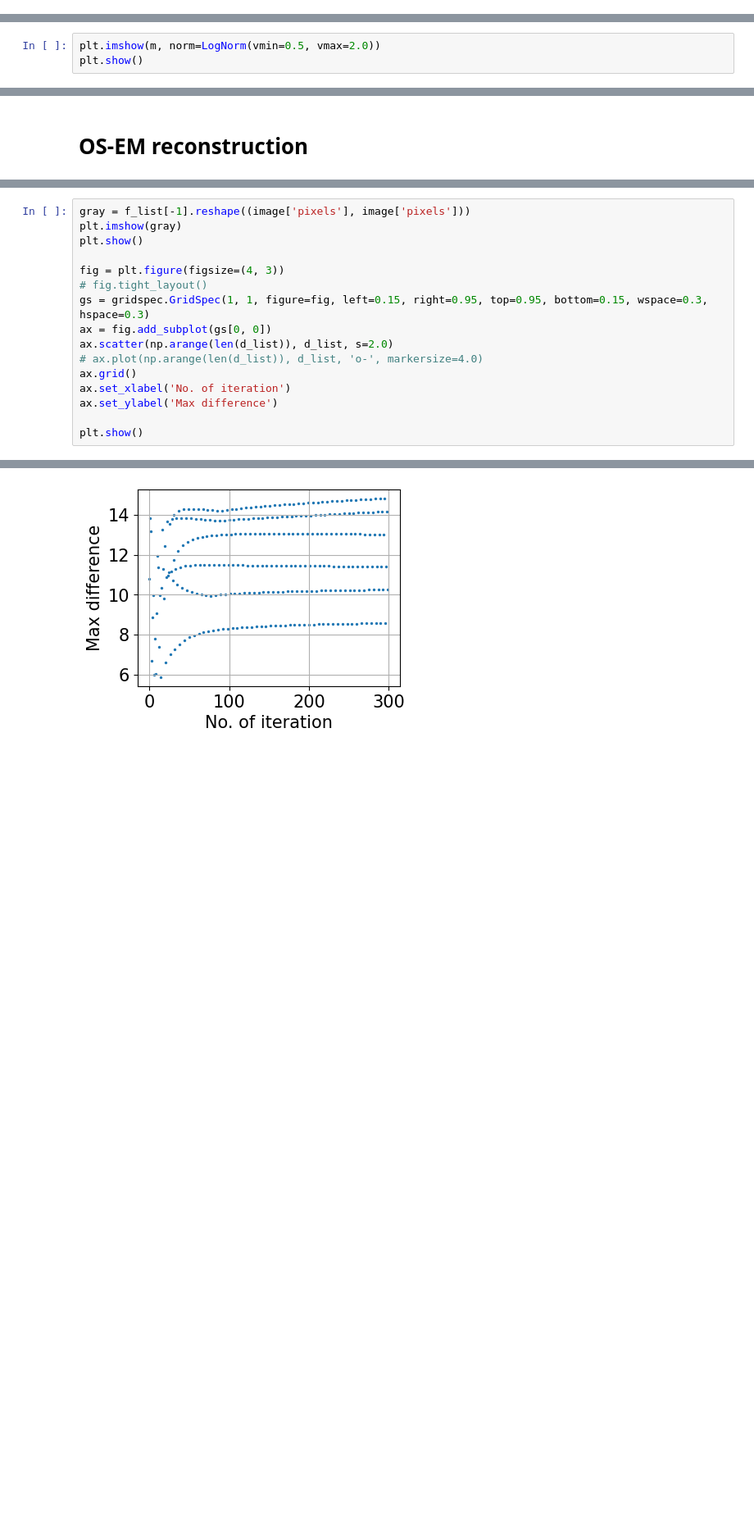
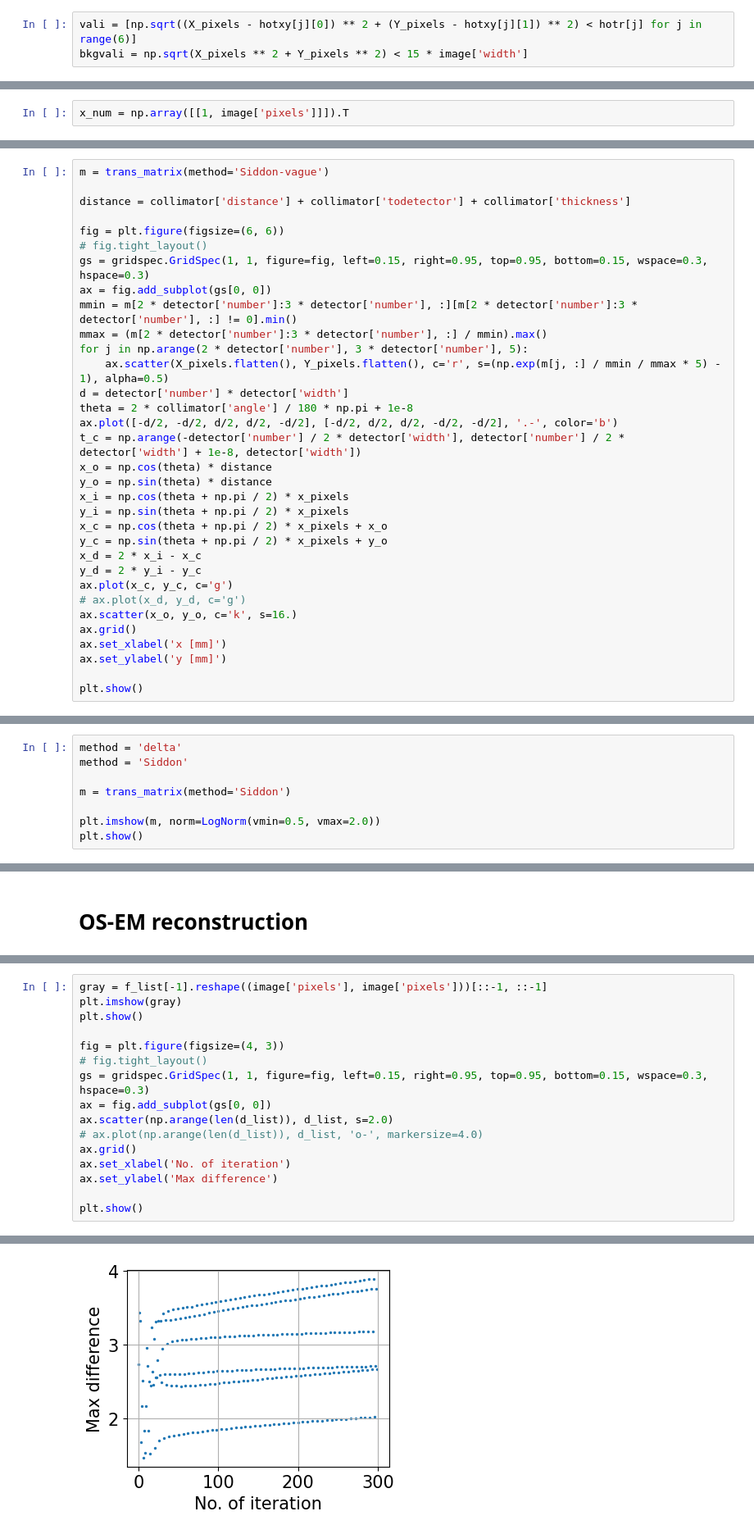
Before and after one commit to dachengx/MedPhys-recon, a Jupyter notebook: spect.ipynb, the cells around one changed output, grey strips where cells are left out. Shown at 82% size. Drawn from its saved outputs; the diff is of its cells as text; blank space fills up the shorter version.

Commit message:
Add Siddon method for SPECT and calculate CRC&CNR

```diff
--- a/spect.ipynb
+++ b/spect.ipynb
@@ -25,2 +36,7 @@ X_pixels, Y_pixels = np.meshgrid(x_pixels, x_pixels)
+# %%
+vali = [np.sqrt((X_pixels - hotxy[j][0]) ** 2 + (Y_pixels - hotxy[j][1]) ** 2) < hotr[j] for j in range(6)]
+bkgvali = np.sqrt(X_pixels ** 2 + Y_pixels ** 2) < 15 * image['width']
 # %% [markdown]
 # Transformation matrix
+# %%
+x_num = np.array([[1, image['pixels']]]).T
@@ -50,0 +177,33 @@ m = trans_matrix()
+# %%
+m = trans_matrix(method='Siddon-vague')
+
+distance = collimator['distance'] + collimator['todetector'] + collimator['thickness']
+
+fig = plt.figure(figsize=(6, 6))
+# fig.tight_layout()
+gs = gridspec.GridSpec(1, 1, figure=fig, left=0.15, right=0.95, top=0.95, bottom=0.15, wspace=0.3, hspace=0.3)
+ax = fig.add_subplot(gs[0, 0])
+mmin = m[2 * detector['number']:3 * detector['number'], :][m[2 * detector['number']:3 * detector['number'], :] != 0].min()
+mmax = (m[2 * detector['number']:3 * detector['number'], :] / mmin).max()
+for j in np.arange(2 * detector['number'], 3 * detector['number'], 5):
+    ax.scatter(X_pixels.flatten(), Y_pixels.flatten(), c='r', s=(np.exp(m[j, :] / mmin / mmax * 5) - 1), alpha=0.5)
+d = detector['number'] * detector['width']
+theta = 2 * collimator['angle'] / 180 * np.pi + 1e-8
+ax.plot([-d/2, -d/2, d/2, d/2, -d/2], [-d/2, d/2, d/2, -d/2, -d/2], '.-', color='b')
+t_c = np.arange(-detector['number'] / 2 * detector['width'], detector['number'] / 2 * detector['width'] + 1e-8, detector['width'])
+x_o = np.cos(theta) * distance
+y_o = np.sin(theta) * distance
+x_i = np.cos(theta + np.pi / 2) * x_pixels
+y_i = np.sin(theta + np.pi / 2) * x_pixels
+x_c = np.cos(theta + np.pi / 2) * x_pixels + x_o
+y_c = np.sin(theta + np.pi / 2) * x_pixels + y_o
+x_d = 2 * x_i - x_c
+y_d = 2 * y_i - y_c
+ax.plot(x_c, y_c, c='g')
+# ax.plot(x_d, y_d, c='g')
+ax.scatter(x_o, y_o, c='k', s=16.)
+ax.grid()
+ax.set_xlabel('x [mm]')
+ax.set_ylabel('y [mm]')
+
+plt.show()
@@ -51,4 +212,9 @@ m = trans_matrix()
 # %%
+method = 'delta'
+method = 'Siddon'
+
+m = trans_matrix(method='Siddon')
+
 plt.imshow(m, norm=LogNorm(vmin=0.5, vmax=2.0))
 plt.show()
 # %% [output]
@@ -121,7 +287,7 @@ for i in tqdm(range(50)):
         # if d_list[-1] < 1e-3:
         #     break
 # %%
-gray = f_list[-1].reshape((image['pixels'], image['pixels']))
+gray = f_list[-1].reshape((image['pixels'], image['pixels']))[::-1, ::-1]
 plt.imshow(gray)
 plt.show()
 
@@ -141 +307 @@ plt.show()
-[figure, old version]
+[figure, new version]
```
Also changed, not shown: parts of 17 cells of this notebook, 1 other file.
